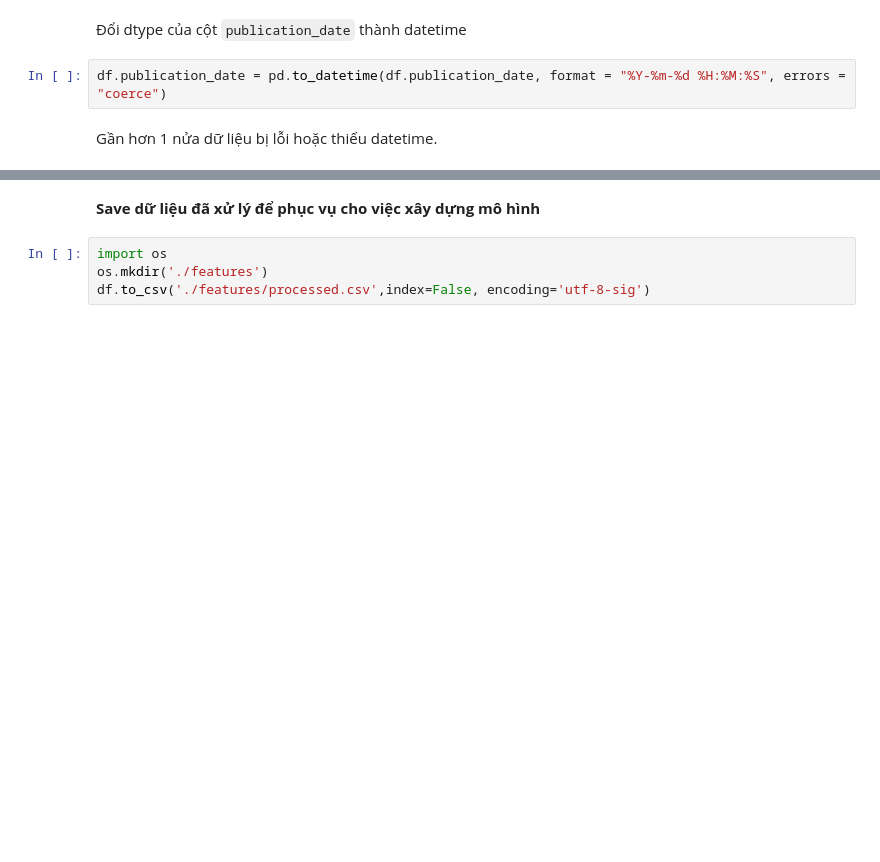
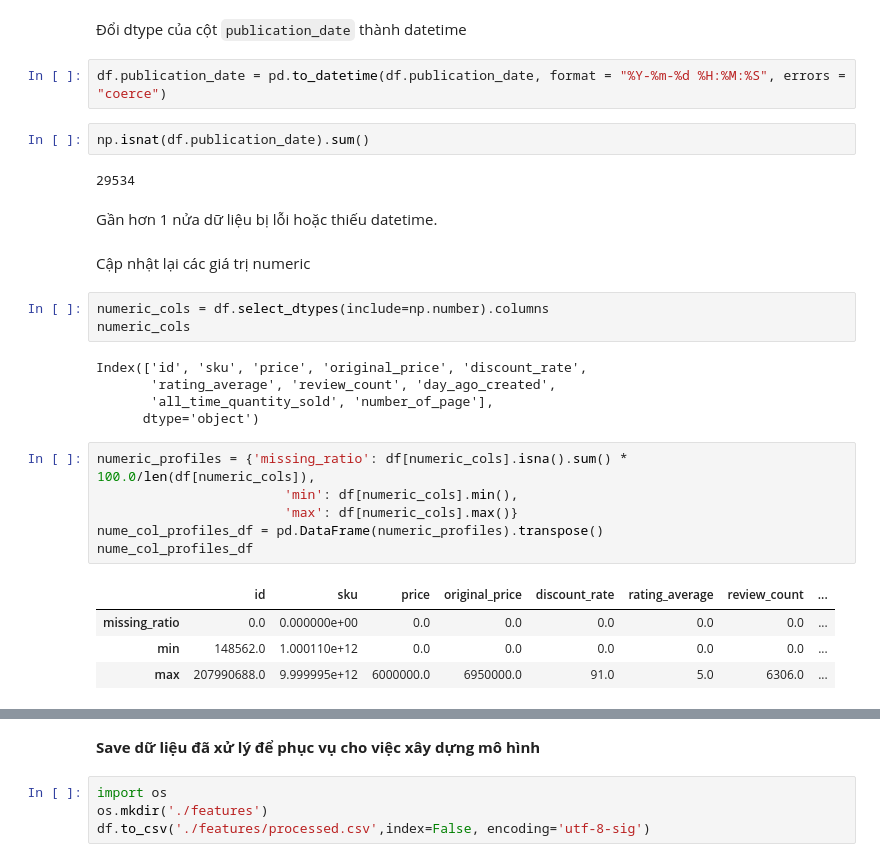
Before and after one commit to Miruku2201/NMKHDL_Final_Project, a Jupyter notebook: preprocessing.ipynb, the cells around one changed output, grey strips where cells are left out. Drawn from its saved outputs; the diff is of its cells as text; blank space fills up the shorter version.

```diff
--- a/preprocessing.ipynb
+++ b/preprocessing.ipynb
@@ -300,5 +343,30 @@ dtype('int64')
 Đổi dtype của cột `publication_date` thành datetime
 # %%
 df.publication_date = pd.to_datetime(df.publication_date, format = "%Y-%m-%d %H:%M:%S", errors = "coerce")
+# %%
+np.isnat(df.publication_date).sum()
+# %% [output]
+29534
 # %% [markdown]
 Gần hơn 1 nửa dữ liệu bị lỗi hoặc thiếu datetime.
+# %% [markdown]
+Cập nhật lại các giá trị numeric
+# %%
+numeric_cols = df.select_dtypes(include=np.number).columns
+numeric_cols
+# %% [output]
+Index(['id', 'sku', 'price', 'original_price', 'discount_rate',
+       'rating_average', 'review_count', 'day_ago_created',
+       'all_time_quantity_sold', 'number_of_page'],
+      dtype='object')
+# %%
+numeric_profiles = {'missing_ratio': df[numeric_cols].isna().sum() * 100.0/len(df[numeric_cols]),
+                        'min': df[numeric_cols].min(),
+                        'max': df[numeric_cols].max()}
+nume_col_profiles_df = pd.DataFrame(numeric_profiles).transpose()
+nume_col_profiles_df
+# %% [output]
+|  | id | sku | price | original_price | discount_rate | rating_average | review_count | ... |
+| missing_ratio | 0.0 | 0.000000e+00 | 0.0 | 0.0 | 0.0 | 0.0 | 0.0 | ... |
+| min | 148562.0 | 1.000110e+12 | 0.0 | 0.0 | 0.0 | 0.0 | 0.0 | ... |
+| max | 207990688.0 | 9.999995e+12 | 6000000.0 | 6950000.0 | 91.0 | 5.0 | 6306.0 | ... |
```
Also changed, not shown: parts of 47 cells of this notebook, 2 other files.
